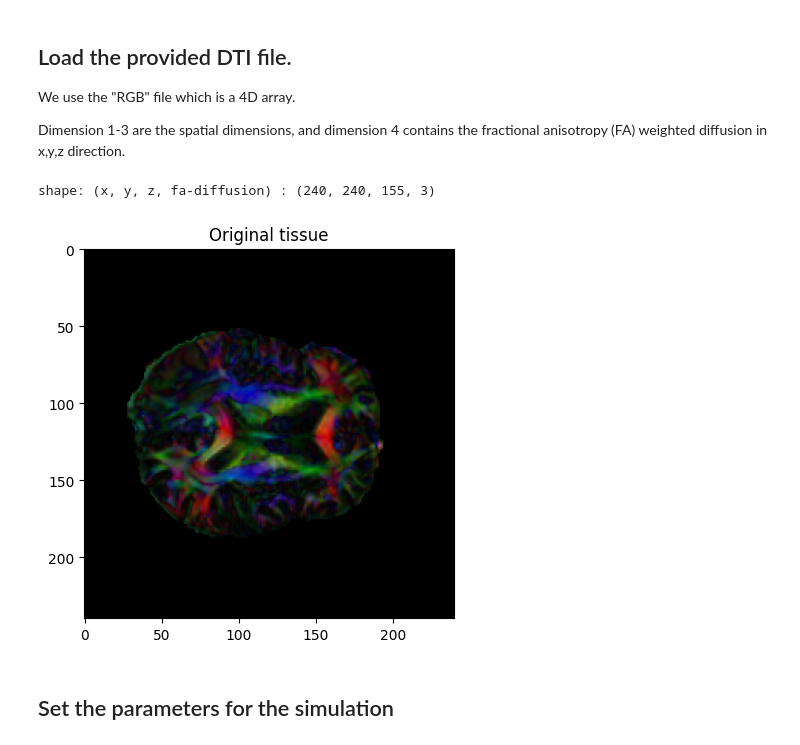
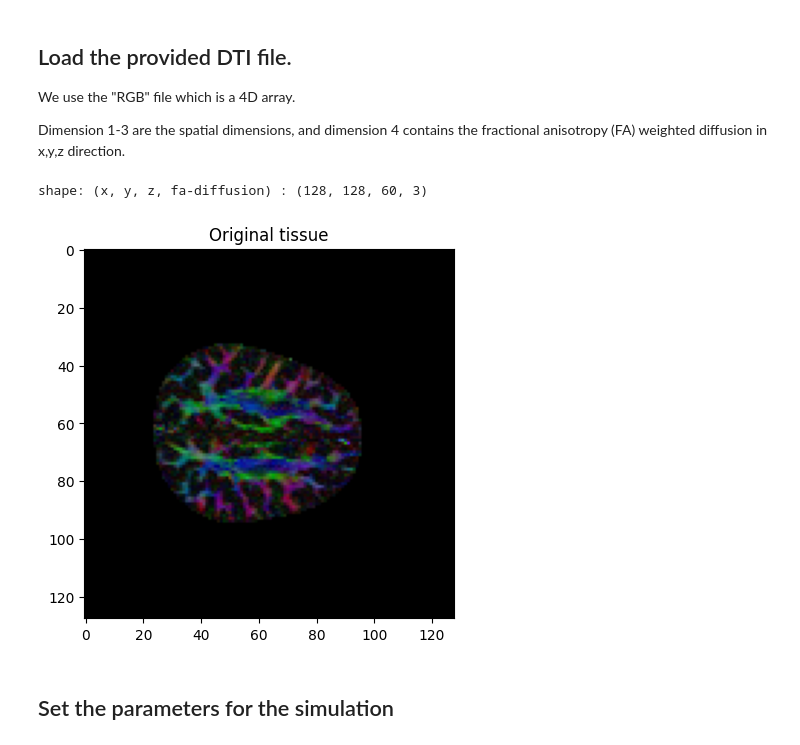
Before and after one commit to m1balcerak/TumorGrowthToolkit, a Jupyter notebook: FK_DTI_example.ipynb, the cells around one changed output. Cells and saved outputs as stored; diff of their text form; code cells hidden in the pictures.

```diff
--- a/FK_DTI_example.ipynb
+++ b/FK_DTI_example.ipynb
@@ -22,14 +22,14 @@ We use the "RGB" file which is a 4D array.
 Dimension 1-3 are the spatial dimensions, and dimension 4 contains the fractional anisotropy (FA) weighted diffusion in x,y,z direction.
 # %%
 # Apply a Gaussian filter for smooth transitions
-tissue = nib.load('dataset/RGBExample.nii.gz').get_fdata()
+tissue = nib.load('dataset/HARDI193_RGB.nii.gz').get_fdata()
 print('shape: (x, y, z, fa-diffusion) :', tissue.shape)
-plt.imshow(tissue[:,:,80])
+plt.imshow(tissue[:,:,40])
 plt.title('Original tissue')
 plt.show()
 # %% [output]
-shape: (x, y, z, fa-diffusion) : (240, 240, 155, 3)
+shape: (x, y, z, fa-diffusion) : (128, 128, 60, 3)
-[figure, old version]
+[figure, new version]
 # %% [markdown]
 ## Set the parameters for the simulation
 # %%
```
Also changed, not shown: parts of 4 cells of this notebook, 3 other files.
